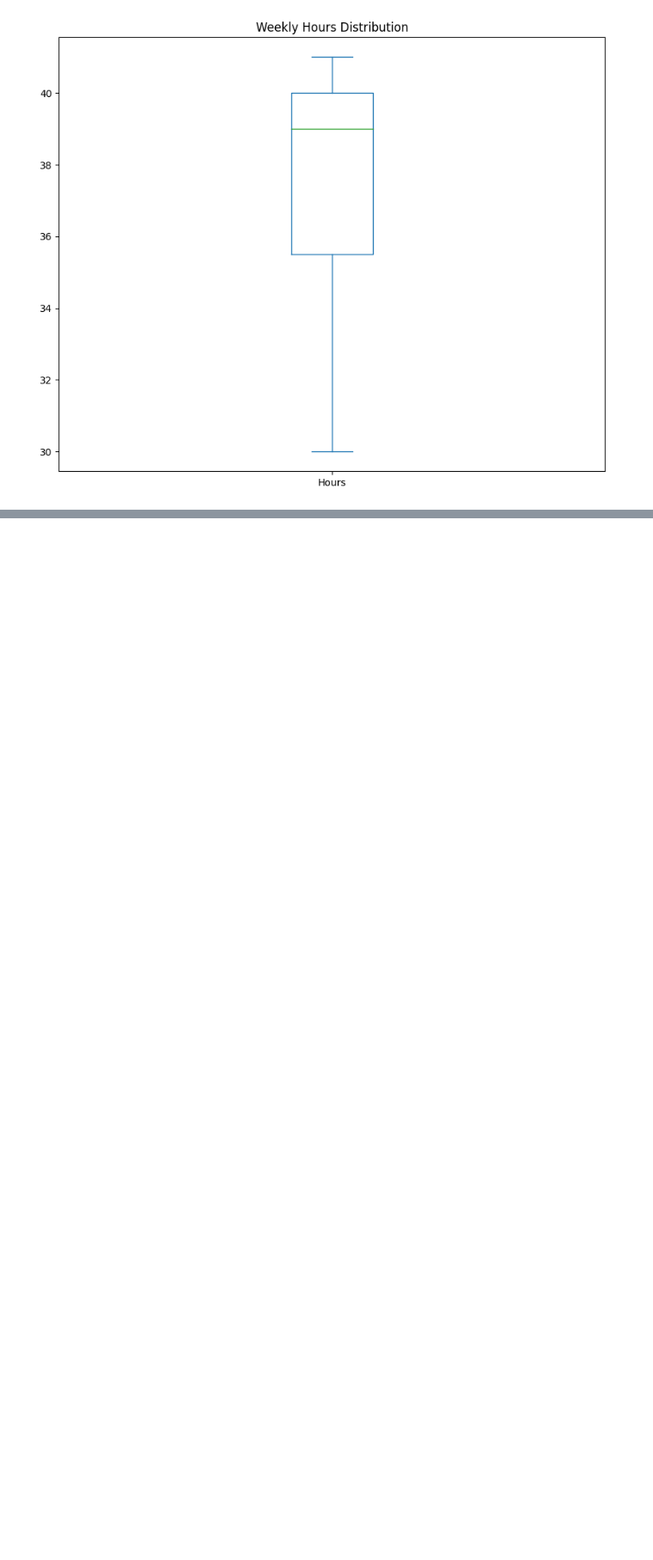
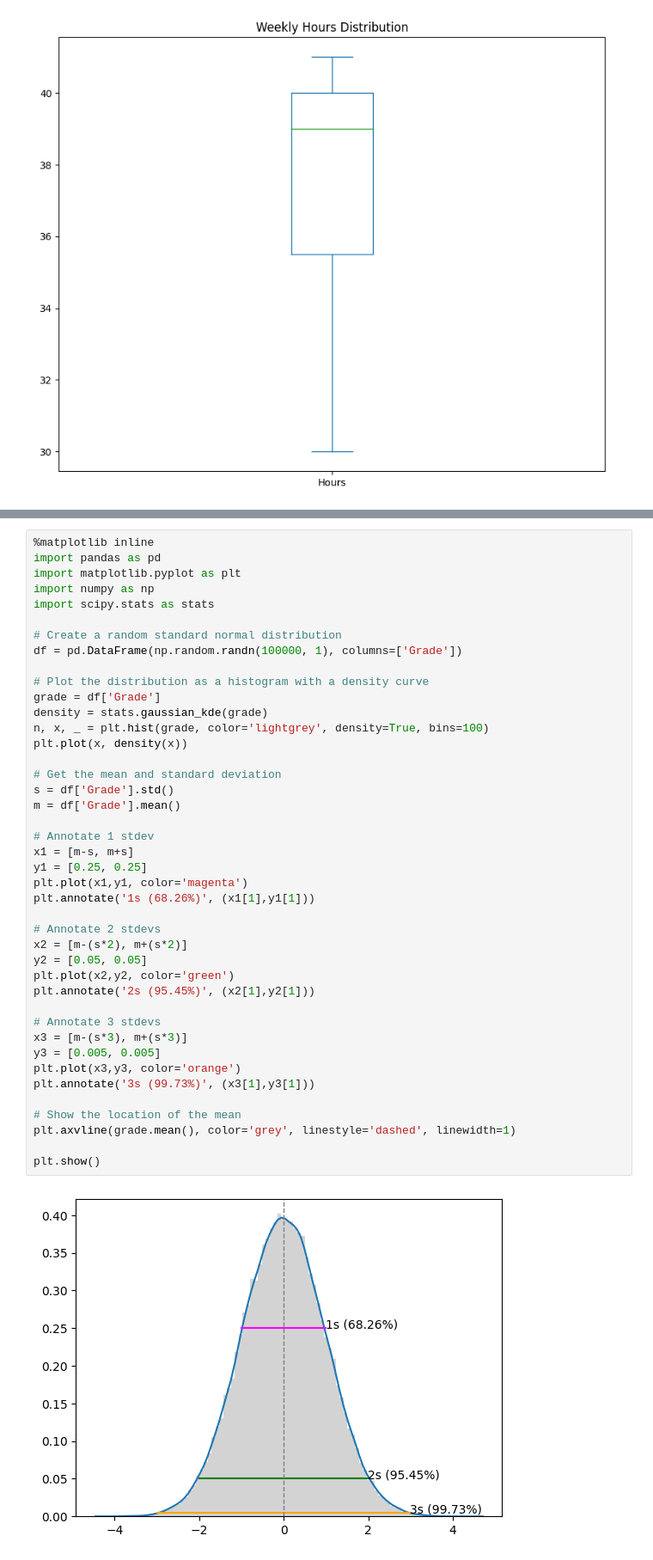
Before and after one commit to AdrianMarin1494/Study, a Jupyter notebook: Math for Machine Learning with Python/16 Statistics Fundamentals.ipynb, the cells around one changed output, grey strips where cells are left out. Shown at 86% size. Drawn from its saved outputs; the diff is of its cells as text; blank space fills up the shorter version.

```diff
--- a/Math for Machine Learning with Python/16 Statistics Fundamentals.ipynb
+++ b/Math for Machine Learning with Python/16 Statistics Fundamentals.ipynb
@@ -248,0 +316,44 @@ plt.show()
+# %%
+%matplotlib inline
+import pandas as pd
+import matplotlib.pyplot as plt
+import numpy as np
+import scipy.stats as stats
+
+# Create a random standard normal distribution
+df = pd.DataFrame(np.random.randn(100000, 1), columns=['Grade'])
+
+# Plot the distribution as a histogram with a density curve
+grade = df['Grade']
+density = stats.gaussian_kde(grade)
+n, x, _ = plt.hist(grade, color='lightgrey', density=True, bins=100)
+plt.plot(x, density(x))
+
+# Get the mean and standard deviation
+s = df['Grade'].std()
+m = df['Grade'].mean()
+
+# Annotate 1 stdev
+x1 = [m-s, m+s]
+y1 = [0.25, 0.25]
+plt.plot(x1,y1, color='magenta')
+plt.annotate('1s (68.26%)', (x1[1],y1[1]))
+
+# Annotate 2 stdevs
+x2 = [m-(s*2), m+(s*2)]
+y2 = [0.05, 0.05]
+plt.plot(x2,y2, color='green')
+plt.annotate('2s (95.45%)', (x2[1],y2[1]))
+
+# Annotate 3 stdevs
+x3 = [m-(s*3), m+(s*3)]
+y3 = [0.005, 0.005]
+plt.plot(x3,y3, color='orange')
+plt.annotate('3s (99.73%)', (x3[1],y3[1]))
+
+# Show the location of the mean
+plt.axvline(grade.mean(), color='grey', linestyle='dashed', linewidth=1)
+
+plt.show()
+# %% [output]
+[figure, added]
```
Also changed, not shown: parts of 6 cells of this notebook, 1 other file.
